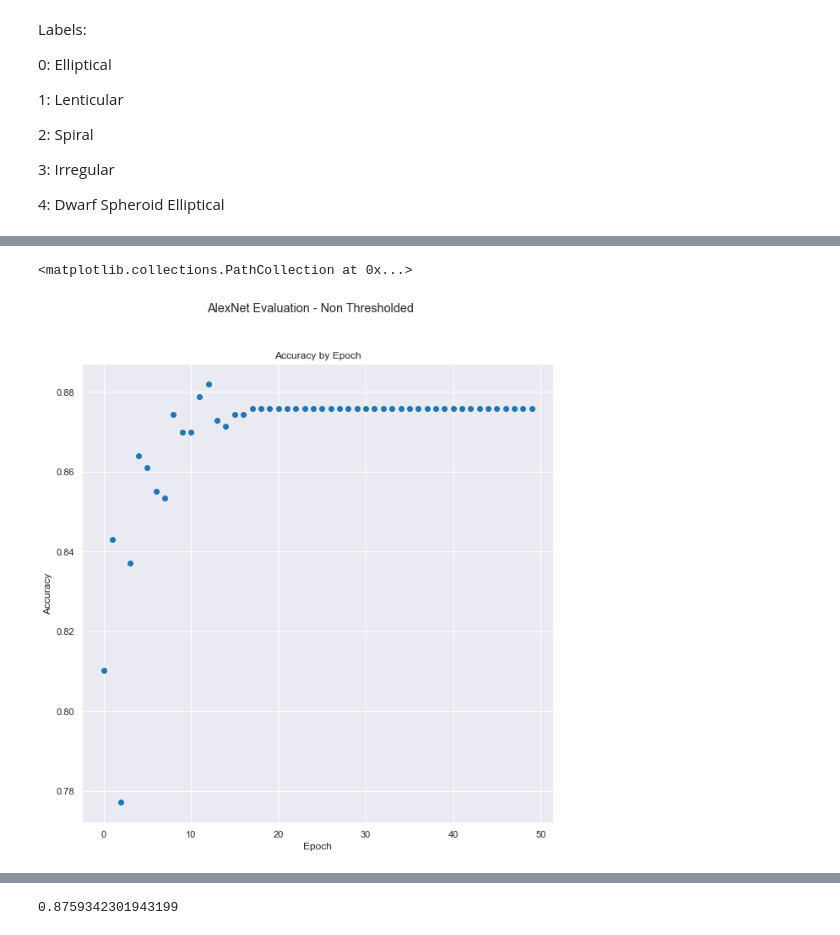
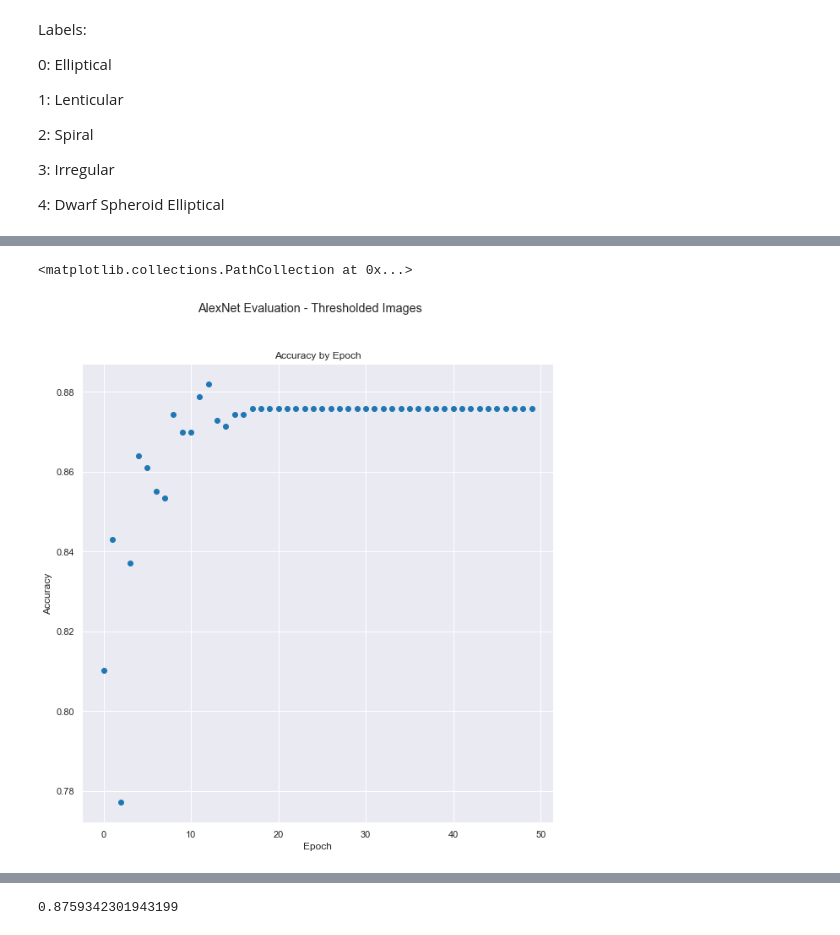
Before and after one commit to frankmaayn/galaxy_computer_vision_with_EFIGI_data, a Jupyter notebook: Notebooks/AlexNet_Eval_Threshold.ipynb, the cells around one changed output, grey strips where cells are left out. Saved outputs shown, nothing was run; the diff lists cells and outputs as text; code cells hidden in the pictures.

```diff
--- a/Notebooks/AlexNet_Eval_Threshold.ipynb
+++ b/Notebooks/AlexNet_Eval_Threshold.ipynb
@@ -90,15 +90,15 @@ ax.legend()
 # %%
 sns.set_palette(sns.color_palette("tab10"))
 fig, ax = plt.subplots(figsize=(10, 10))
-fig.suptitle('AlexNet Evaluation - Non Thresholded')
+fig.suptitle('AlexNet Evaluation - Thresholded Images')
 ax.set_title("Accuracy by Epoch")
 ax.set_xlabel("Epoch")
 ax.set_ylabel("Accuracy")
 num_epochs = range(len(eval_data["epoch_acc"]))
 plt.scatter(num_epochs, eval_data["epoch_acc"])
 # %% [output]
 <matplotlib.collections.PathCollection at 0x...>
-[figure, old version]
+[figure, new version]
 # %%
 import matplotlib.pyplot as plt
 def plot_metric_byclass(epoch_metrics, metric, labels):
```
Also changed, not shown: parts of 8 cells of this notebook.
